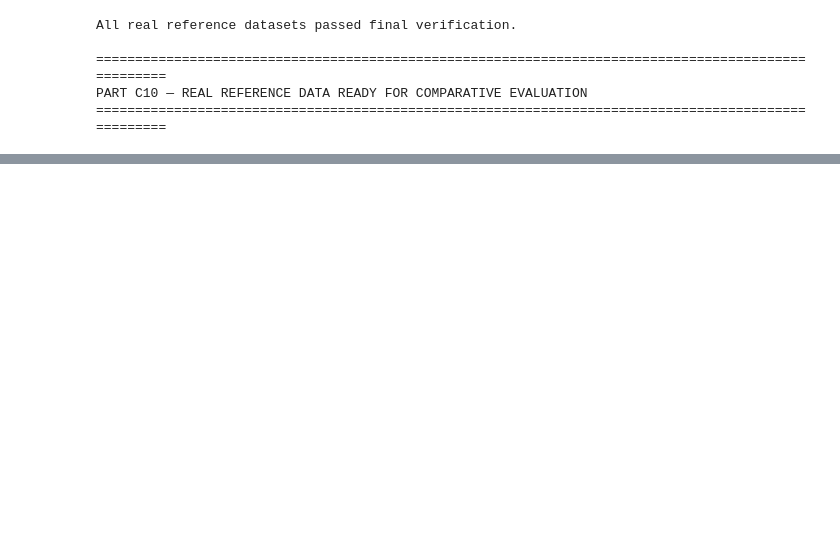
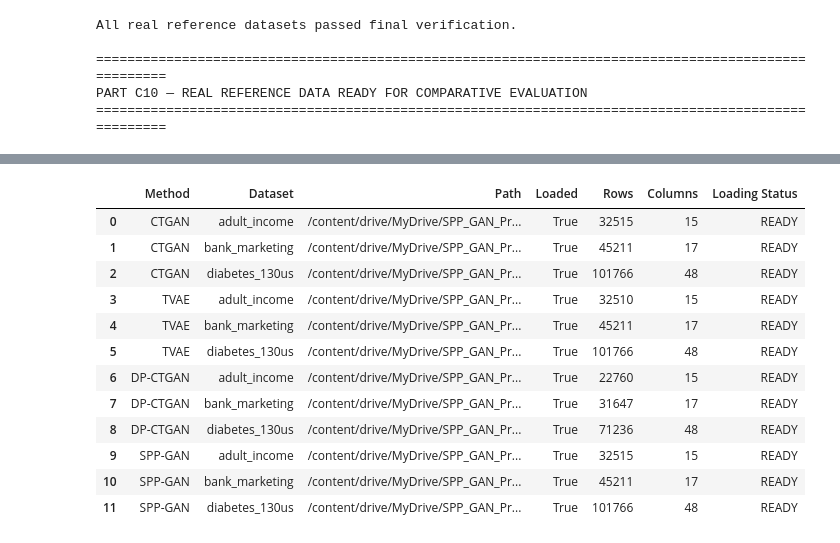
Before and after one commit to amzad-786githumb/Privacy-Preserving-Synthetic-Tabular-Data-Generation-Using-Generative-Adversarial-Networks, a Jupyter notebook: 08_Comparative_evaluation.ipynb, the cells around one changed output, grey strips where cells are left out. Drawn from its saved outputs; the diff is of its cells as text; code cells hidden in the pictures; blank space fills up the shorter version.

```diff
--- a/08_Comparative_evaluation.ipynb
+++ b/08_Comparative_evaluation.ipynb
@@ -18772,0 +4001,83 @@ print("\n✓ Membership Inference Attack Evaluation Completed")
+# %%
+# ==============================================================================
+# PART D8 — SYNTHETIC DATA LOADING SUMMARY
+# ==============================================================================
+
+print("=" * 100)
+print("PART D8 — SYNTHETIC DATA LOADING SUMMARY")
+print("=" * 100)
+
+SYNTHETIC_LOADING_SUMMARY = []
+
+for method in SYNTHETIC_METHODS:
+
+    for dataset in SYNTHETIC_DATASET_NAMES:
+
+        synthetic_df = (
+            SYNTHETIC_DATASETS
+            .get(method, {})
+            .get(dataset)
+        )
+
+        path = (
+            SYNTHETIC_DATA_PATHS
+            .get(method, {})
+            .get(dataset)
+        )
+
+        synthetic_loaded = (
+            synthetic_df is not None
+        )
+
+        if synthetic_loaded:
+
+            rows = synthetic_df.shape[0]
+            columns = synthetic_df.shape[1]
+
+        else:
+
+            rows = 0
+            columns = 0
+
+        SYNTHETIC_LOADING_SUMMARY.append({
+
+            "Method":
+                method,
+
+            "Dataset":
+                dataset,
+
+            "Path":
+                str(path)
+                if path is not None
+                else None,
+
+            "Loaded":
+                synthetic_loaded,
+
+            "Rows":
+                rows,
+
+            "Columns":
+                columns,
+
+            "Loading Status":
+                (
+                    "READY"
+                    if synthetic_loaded
+                    else "NOT AVAILABLE"
+                )
+        })
+
+SYNTHETIC_LOADING_SUMMARY_DF = pd.DataFrame(
+    SYNTHETIC_LOADING_SUMMARY
+)
+
+display(
+    SYNTHETIC_LOADING_SUMMARY_DF
+)
+
+print("\n" + "=" * 100)
+print("PART D8 — SYNTHETIC DATA LOADING SUMMARY COMPLETED")
+print("=" * 100)
+# %% [output]
@@ -18772,0 +4087,13 @@ print("\n✓ Membership Inference Attack Evaluation Completed")
+|  | Method | Dataset | Path | Loaded | Rows | Columns | Loading Status |
+| 0 | CTGAN | adult_income | /content/drive/MyDrive/SPP_GAN_Pr... | True | 32515 | 15 | READY |
+| 1 | CTGAN | bank_marketing | /content/drive/MyDrive/SPP_GAN_Pr... | True | 45211 | 17 | READY |
+| 2 | CTGAN | diabetes_130us | /content/drive/MyDrive/SPP_GAN_Pr... | True | 101766 | 48 | READY |
+| 3 | TVAE | adult_income | /content/drive/MyDrive/SPP_GAN_Pr... | True | 32510 | 15 | READY |
+| 4 | TVAE | bank_marketing | /content/drive/MyDrive/SPP_GAN_Pr... | True | 45211 | 17 | READY |
+| 5 | TVAE | diabetes_130us | /content/drive/MyDrive/SPP_GAN_Pr... | True | 101766 | 48 | READY |
+| 6 | DP-CTGAN | adult_income | /content/drive/MyDrive/SPP_GAN_Pr... | True | 22760 | 15 | READY |
+| 7 | DP-CTGAN | bank_marketing | /content/drive/MyDrive/SPP_GAN_Pr... | True | 31647 | 17 | READY |
+| 8 | DP-CTGAN | diabetes_130us | /content/drive/MyDrive/SPP_GAN_Pr... | True | 71236 | 48 | READY |
+| 9 | SPP-GAN | adult_income | /content/drive/MyDrive/SPP_GAN_Pr... | True | 32515 | 15 | READY |
+| 10 | SPP-GAN | bank_marketing | /content/drive/MyDrive/SPP_GAN_Pr... | True | 45211 | 17 | READY |
+| 11 | SPP-GAN | diabetes_130us | /content/drive/MyDrive/SPP_GAN_Pr... | True | 101766 | 48 | READY |
```
Also changed, not shown: parts of 162 cells of this notebook.
